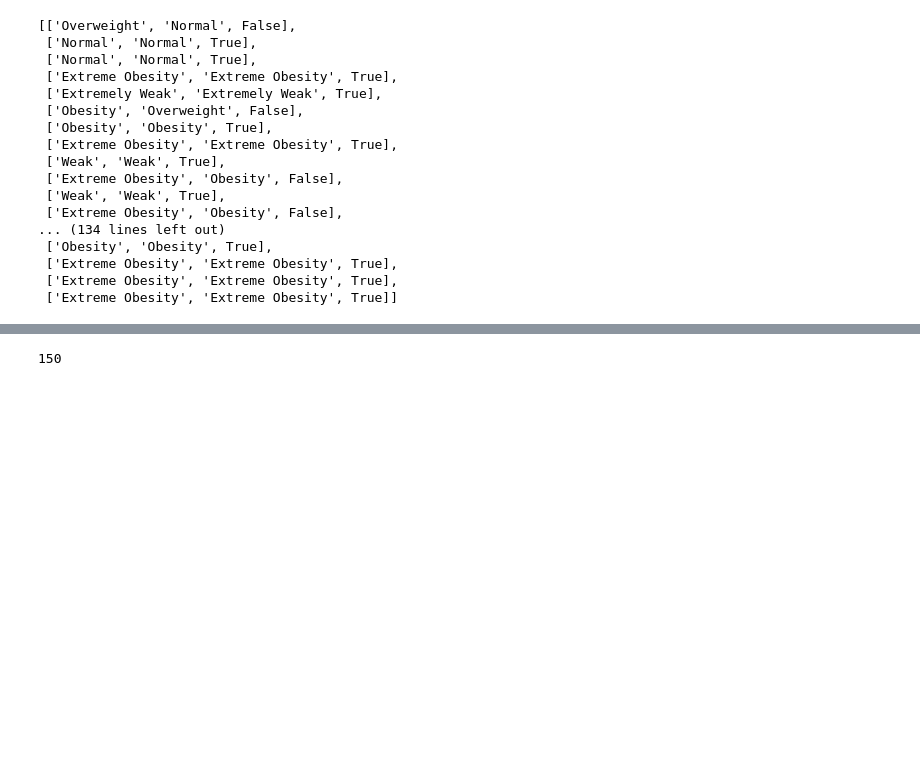
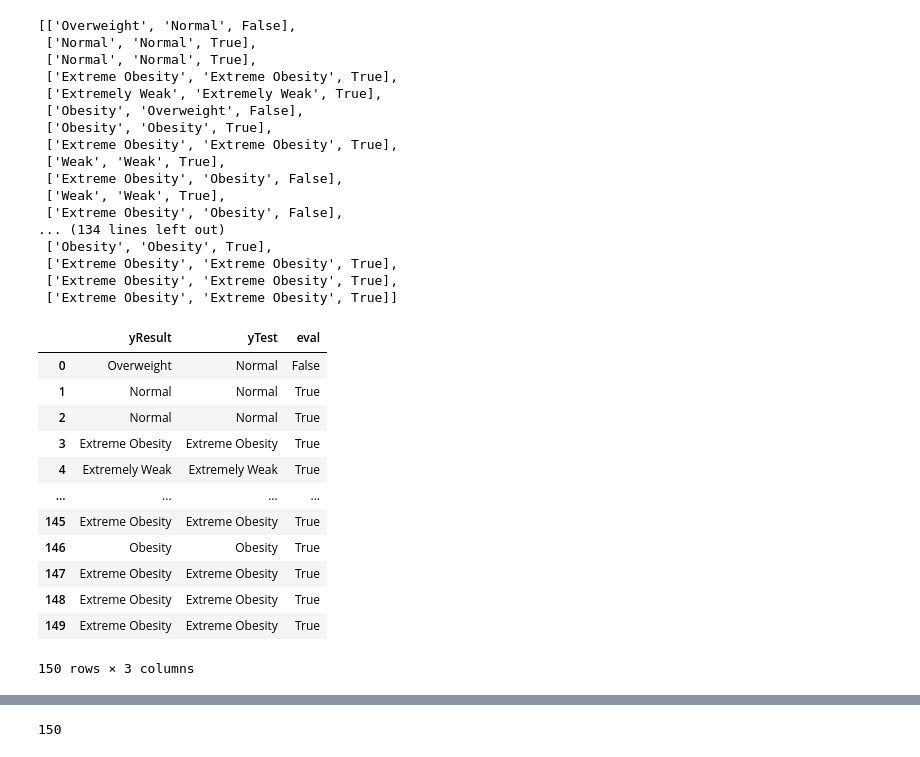
Before and after one commit to muinise74/Machine-Learning-, a Jupyter notebook: ex02_머신러닝_BMI.ipynb, the cells around one changed output, grey strips where cells are left out. Drawn from its saved outputs; the diff is of its cells as text; code cells hidden in the pictures; blank space fills up the shorter version.

```diff
--- a/ex02_머신러닝_BMI.ipynb
+++ b/ex02_머신러닝_BMI.ipynb
@@ -279,0 +280,16 @@ df_eval = pd.DataF
+# %%
+df_eval
+# %% [output]
+|  | yResult | yTest | eval |
+| 0 | Overweight | Normal | False |
+| 1 | Normal | Normal | True |
+| 2 | Normal | Normal | True |
+| 3 | Extreme Obesity | Extreme Obesity | True |
+| 4 | Extremely Weak | Extremely Weak | True |
+| ... | ... | ... | ... |
+| 145 | Extreme Obesity | Extreme Obesity | True |
+| 146 | Obesity | Obesity | True |
+| 147 | Extreme Obesity | Extreme Obesity | True |
+| 148 | Extreme Obesity | Extreme Obesity | True |
+| 149 | Extreme Obesity | Extreme Obesity | True |
+150 rows × 3 columns
```
Also changed, not shown: parts of 3 cells of this notebook.
